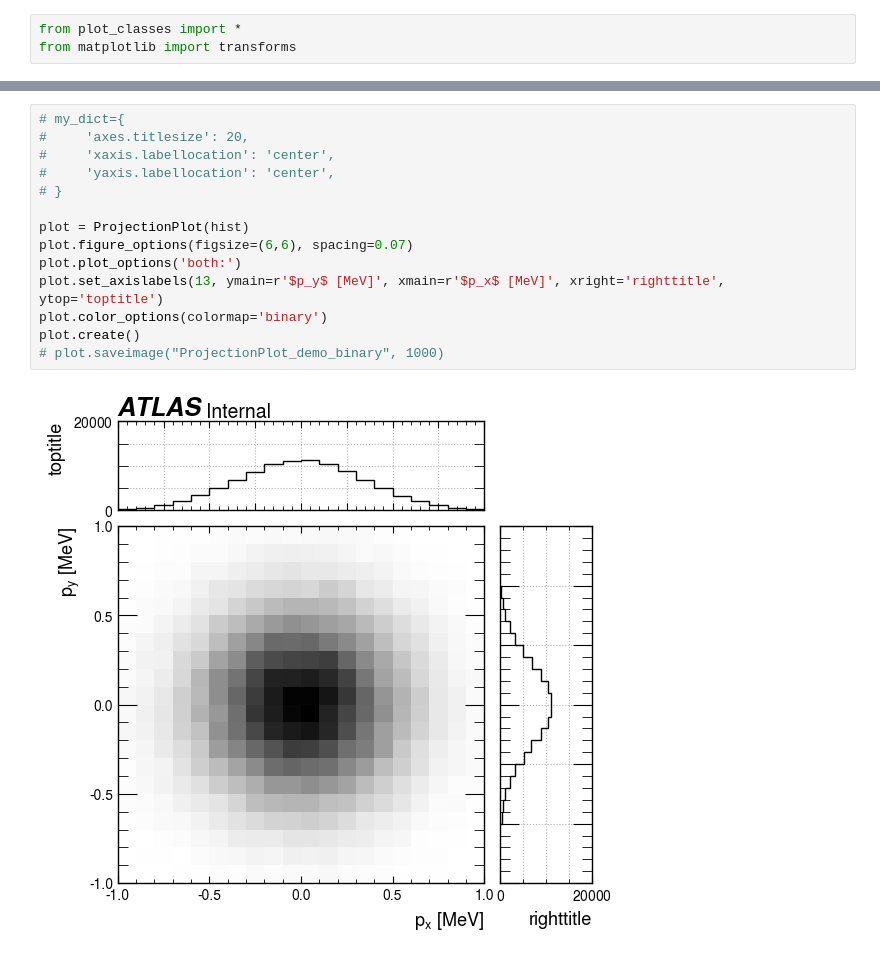
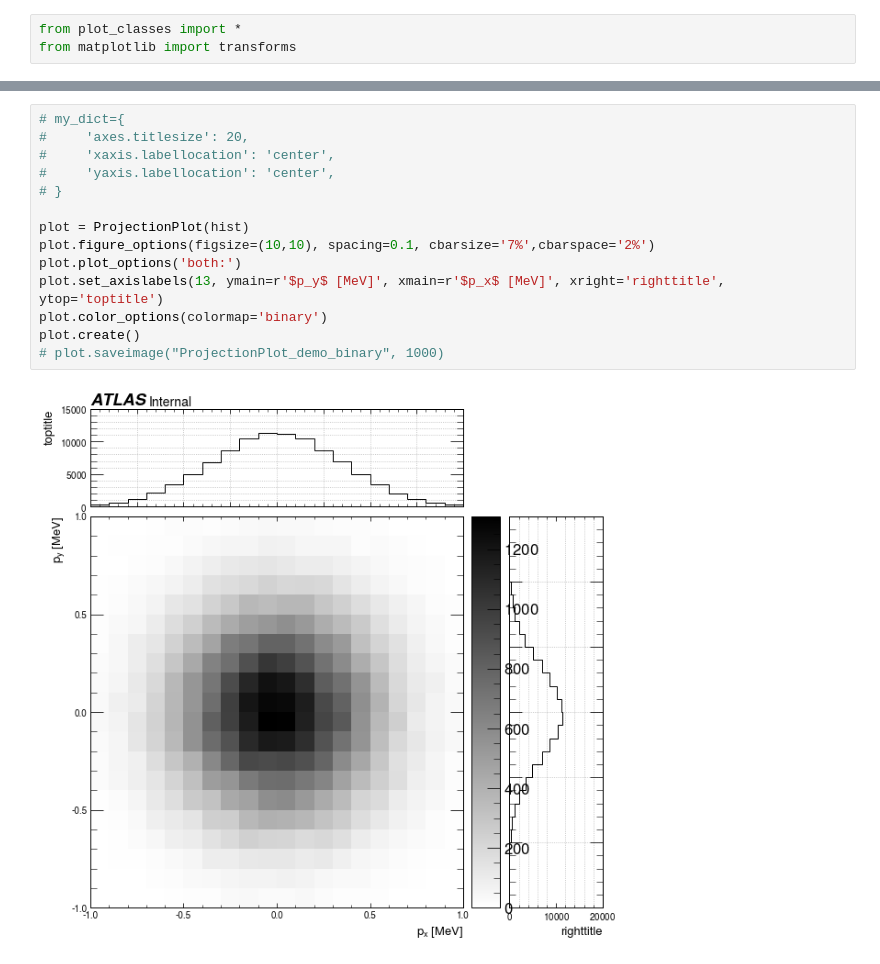
Before and after one commit to MoAly98/Pythium, a Jupyter notebook: plotting_misc/ProjectionPlot_test.ipynb, the cells around one changed output, grey strips where cells are left out. Drawn from its saved outputs; the diff is of its cells as text.

Commit message:
Added tth test ntuples; FIXME colorbar on projection plot

```diff
--- a/plotting_misc/ProjectionPlot_test.ipynb
+++ b/plotting_misc/ProjectionPlot_test.ipynb
@@ -209,16 +209,16 @@ class ProjectionPlot(EmptyPlot):
 # %%
 # my_dict={
 #     'axes.titlesize': 20,
 #     'xaxis.labellocation': 'center',
 #     'yaxis.labellocation': 'center',
 # }
 
 plot = ProjectionPlot(hist)
-plot.figure_options(figsize=(6,6), spacing=0.07)
+plot.figure_options(figsize=(10,10), spacing=0.1, cbarsize='7%',cbarspace='2%')
 plot.plot_options('both:')
 plot.set_axislabels(13, ymain=r'$p_y$ [MeV]', xmain=r'$p_x$ [MeV]', xright='righttitle', ytop='toptitle')
 plot.color_options(colormap='binary')
 plot.create()
 # plot.saveimage("ProjectionPlot_demo_binary", 1000)
 # %% [output]
-[figure, old version]
+[figure, new version]
```
Also changed, not shown: parts of 2 cells of this notebook, 22 other files.
